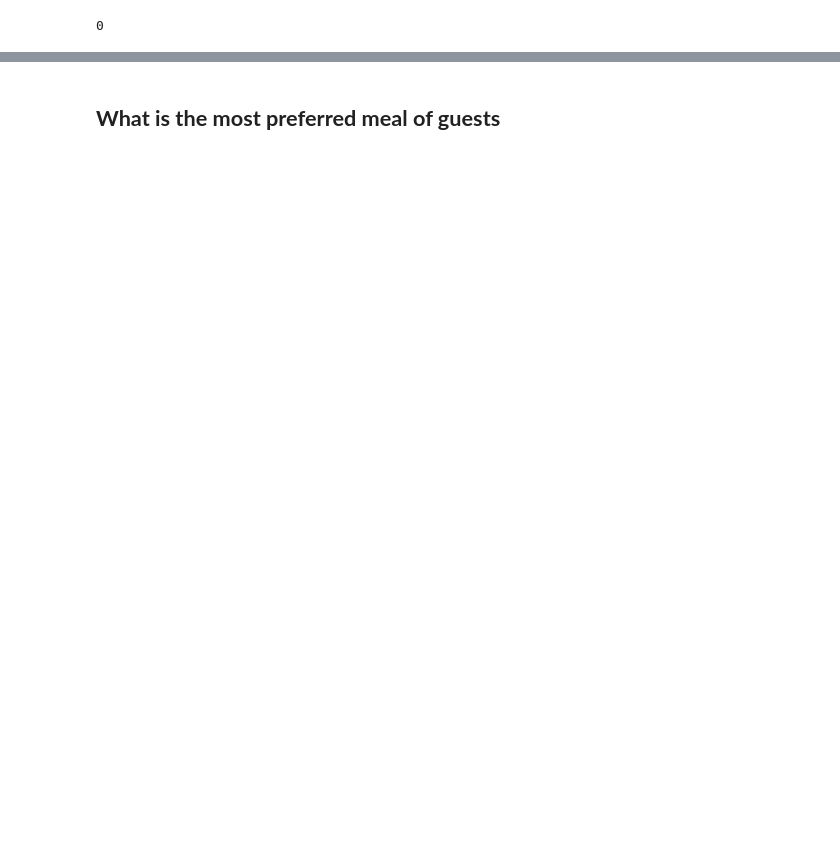
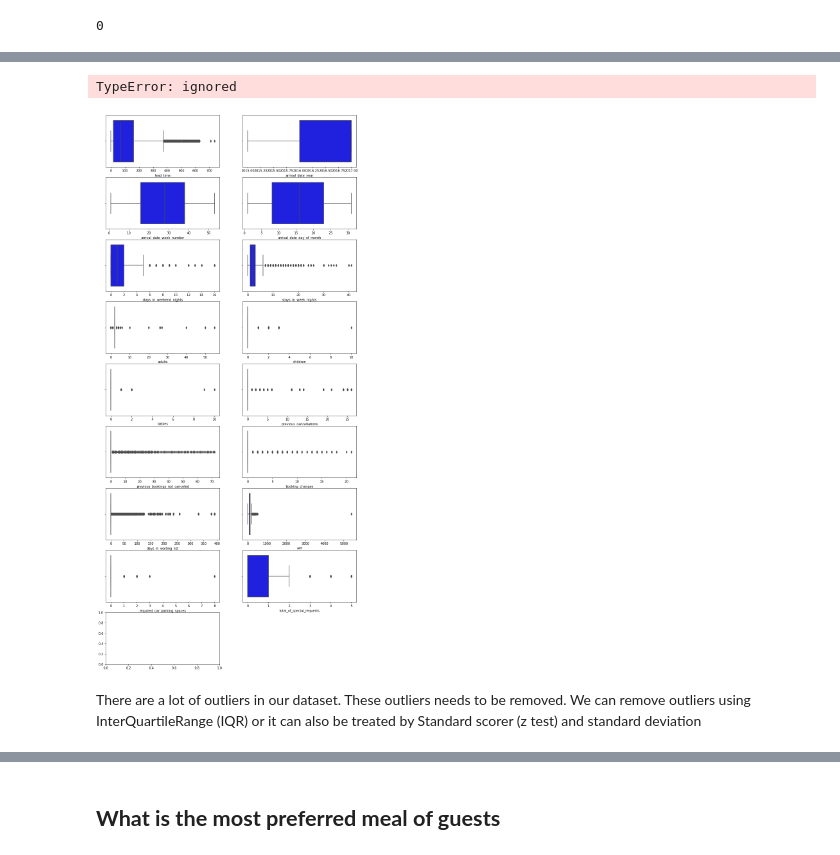
Before and after one commit to rahool010/Hotel-Booking-Analysis, a Jupyter notebook: Hotel_Booking_Analysis_Capstone_Project.ipynb, the cells around one changed output, grey strips where cells are left out. Cells and saved outputs as stored; diff of their text form; code cells hidden in the pictures; blank space fills up the shorter version.

```diff
--- a/Hotel_Booking_Analysis_Capstone_Project.ipynb
+++ b/Hotel_Booking_Analysis_Capstone_Project.ipynb
@@ -122,3 +184,0 @@ len(cat_cols)
-# %%
-num_cols = [col for col in data.columns if col not in cat_cols]
-num_cols
@@ -149,8 +187,11 @@ null_per=data.isnull().sum()/data.shape[0]*100
 # %%
 # columns with null values and their missing percentage
+"""
+null_per=df.isnull().sum()/df.shape[0]*100
 null_cols={}
-for i in data.columns:
-    if data[i].isnull().sum()>0:
+for i in df.columns:
+    if df[i].isnull().sum()>0:
         null_cols[i]=null_per[i]
 null_cols
+"""
 # %% [output]
@@ -169,0 +257,13 @@ data.isnull().sum().sum()
+# %%
+plt.figure(figsize=(14,35))
+for i, col in enumerate(num_cols):
+  plt.subplot(10,2,i+1)
+  sns.boxplot(x=data[col], color = 'blue')
+  #data[[col]].boxplot(vert=False)
+plt.show()
+# %% [output]
+TypeError: ignored
+[figure, added]
+# %% [markdown]
+There are a lot of outliers in our dataset. These outliers needs to be removed.
+We can remove outliers using InterQuartileRange (IQR) or it can also be treated by Standard scorer (z test) and standard deviation
```
Also changed, not shown: parts of 84 cells of this notebook.
